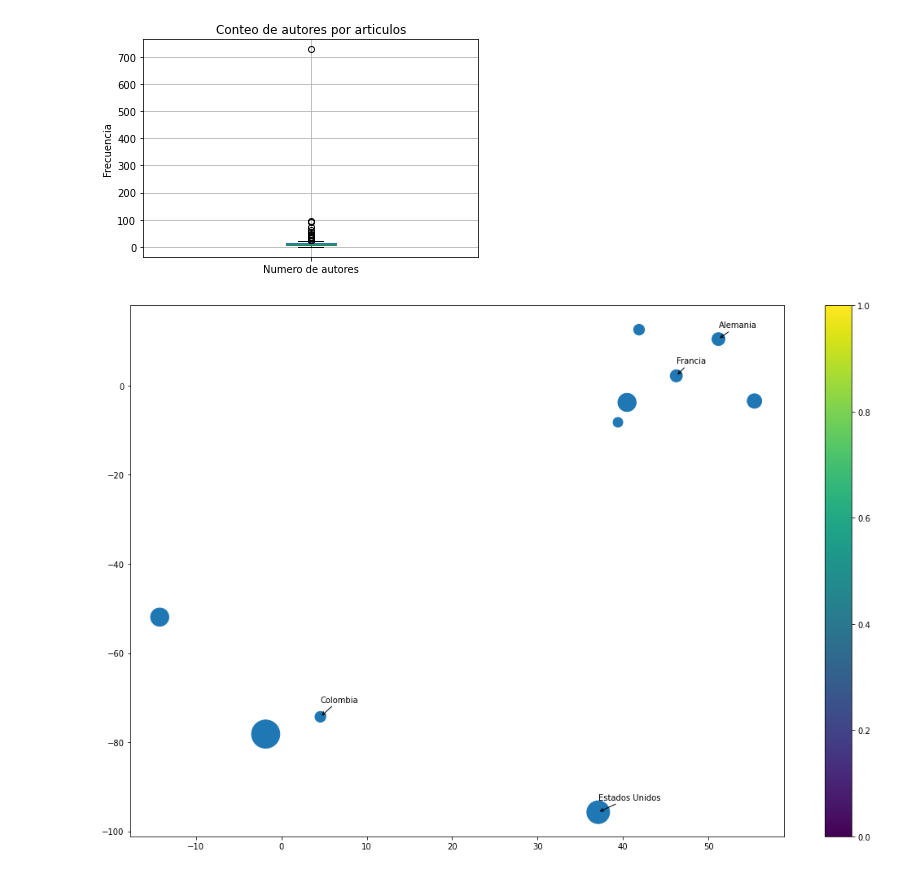
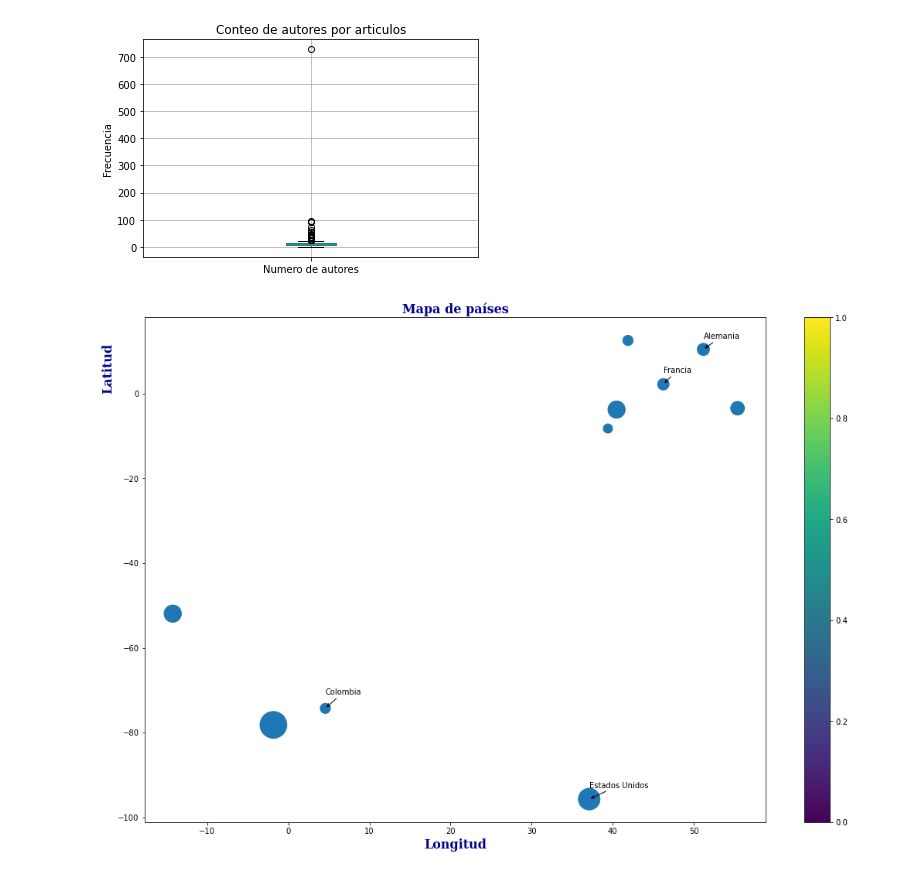
Before and after one commit to Mafersita04411/GBI6_ExamenPython, a Jupyter notebook: ExamenParcial2.ipynb, the cells around one changed output. Saved outputs shown, nothing was run; the diff lists cells and outputs as text; code cells hidden in the pictures.

```diff
--- a/ExamenParcial2.ipynb
+++ b/ExamenParcial2.ipynb
@@ -187,33 +187,52 @@ Text(0, 0.5, 'Frecuencia')
 # %%
 countries = countries.sort_values("numero de autores")
 
 countries_latitud = [39.399872, 4.570868, 41.87194, 46.227638, 51.165691, 55.378051,
                 40.463667, -14.235004, 37.09024, -1.831239  ]
 
 countries_longitud = [-8.224454, -74.297333, 12.56738, 2.213749, 10.451526, -3.435973,
                  -3.74922, -51.92528, -95.712891, -78.183406]
 repeticiones = [143, 173, 177, 221, 253, 316, 499, 501, 784, 1206]
 
 import matplotlib.pyplot as plot
 %matplotlib inline
 
 plot.scatter(countries_latitud, countries_longitud, repeticiones)
 plot.colorbar()
 ard = dict(arrowstyle="->")
 plot.annotate("Colombia", xy= (4.570868, -74.297333),
             xytext = (4.570868, -71), arrowprops = ard)
 plot.annotate("Francia", xy= (46.227638, 2.213749),
             xytext = (46.227638, 5), arrowprops = ard)
 plot.annotate("Estados Unidos", xy = (37.09024, -95.712891),
              xytext = (37.09024,-93), arrowprops = ard)
 plot.annotate("Alemania", xy = (51.165691, 10.451526),
              xytext = (51.165691,13), arrowprops = ard)
 params = plot.gcf()
 plSize = params.get_size_inches()
 params.set_size_inches( (plSize[0] * 3, plSize[1] * 3) )
+plot.xlabel('Longitud',
+          position=(0.5, 0.9),
+          fontdict={'family': 'serif',
+                    'color' : 'darkblue',
+                    'weight': 'bold',
+                    'size': 16})
+plot.ylabel('Latitud',
+          position=(0.5, 0.9),
+          fontdict={'family': 'serif',
+                    'color' : 'darkblue',
+                    'weight': 'bold',
+                    'size': 16})
+plot.title("Mapa de países",
+          position=(0.5, 0.9),
+          fontdict={'family': 'serif',
+                    'color' : 'darkblue',
+                    'weight': 'bold',
+                    'size': 16})
+
 plot.show()
 # %% [output]
-[figure, old version]
+[figure, new version]
 # %% [markdown]
 ## Ejercicio 5 [1 punto]
 
```
Also changed, not shown: parts of 2 cells of this notebook.
